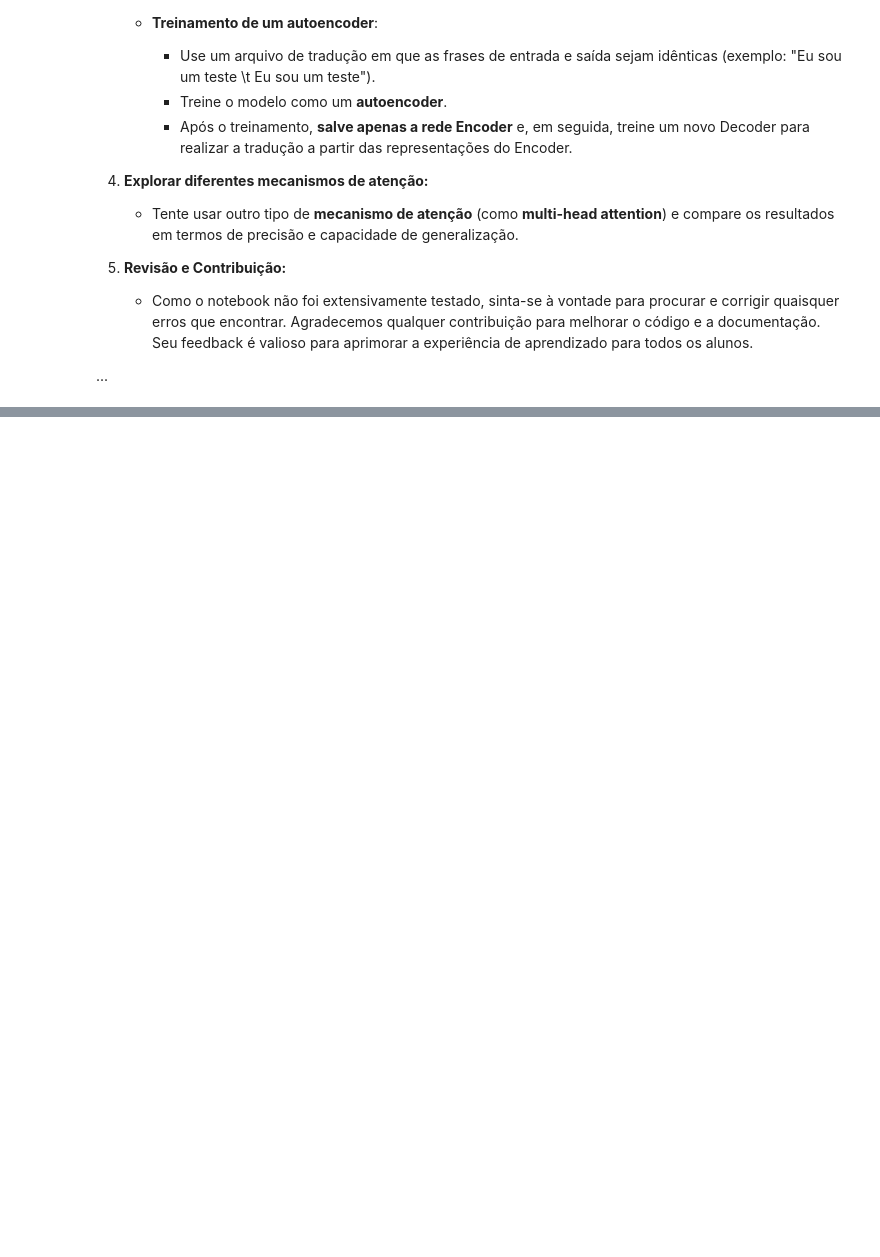
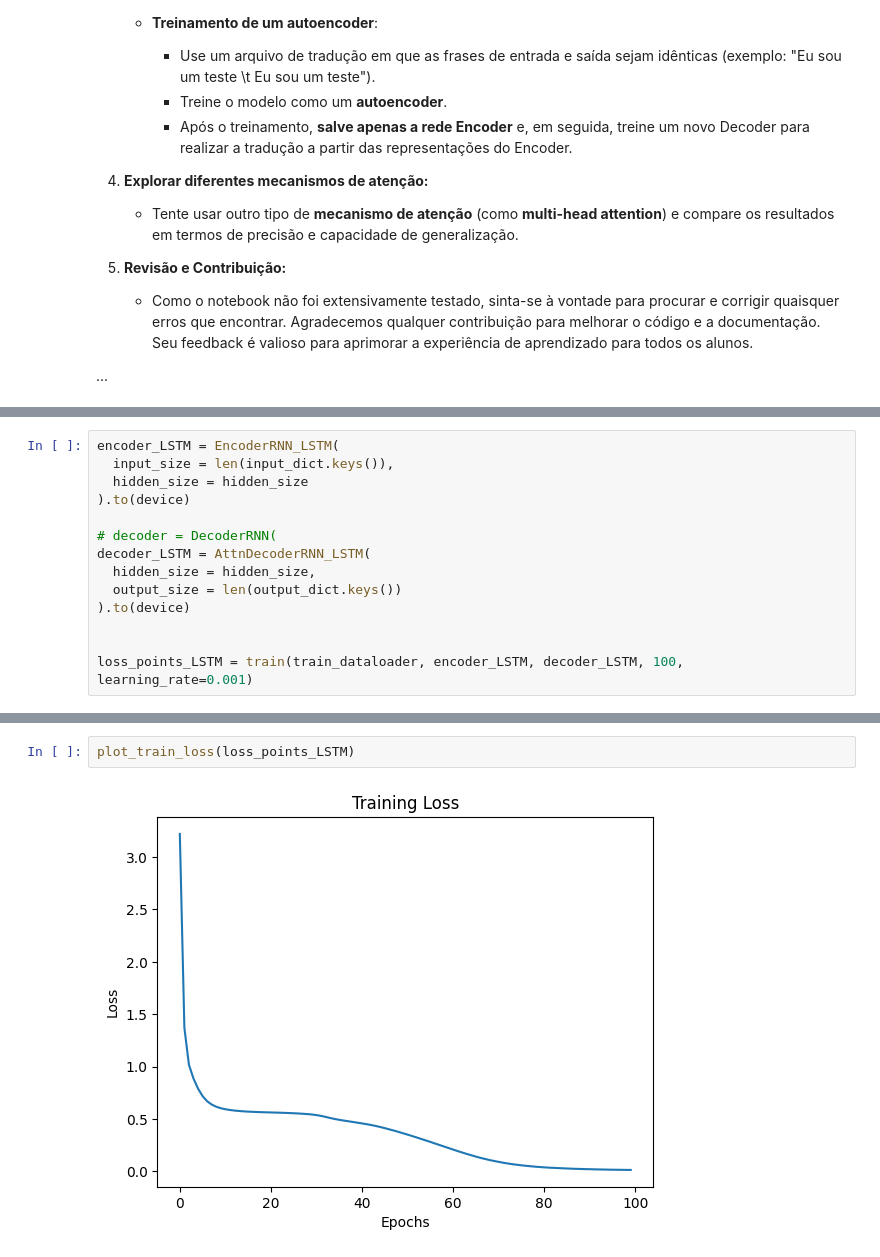
Before and after one commit to semcovici/seq2seq, a Jupyter notebook: notebooks/EP3.ipynb, the cells around one changed output, grey strips where cells are left out. Drawn from its saved outputs; the diff is of its cells as text; blank space fills up the shorter version.

```diff
--- a/notebooks/EP3.ipynb
+++ b/notebooks/EP3.ipynb
@@ -676,0 +1041,14 @@ evaluateAndShowAttention('01 de jan. 1989')
+# %%
+encoder_LSTM = EncoderRNN_LSTM(
+  input_size = len(input_dict.keys()),
+  hidden_size = hidden_size
+).to(device)
+
+# decoder = DecoderRNN(
+decoder_LSTM = AttnDecoderRNN_LSTM(
+  hidden_size = hidden_size,
+  output_size = len(output_dict.keys())
+).to(device)
+
+
+loss_points_LSTM = train(train_dataloader, encoder_LSTM, decoder_LSTM, 100, learning_rate=0.001)
@@ -676,0 +1066,4 @@ evaluateAndShowAttention('01 de jan. 1989')
+# %%
+plot_train_loss(loss_points_LSTM)
+# %% [output]
+[figure, added]
```
Also changed, not shown: parts of 58 cells of this notebook, 3 other files.
